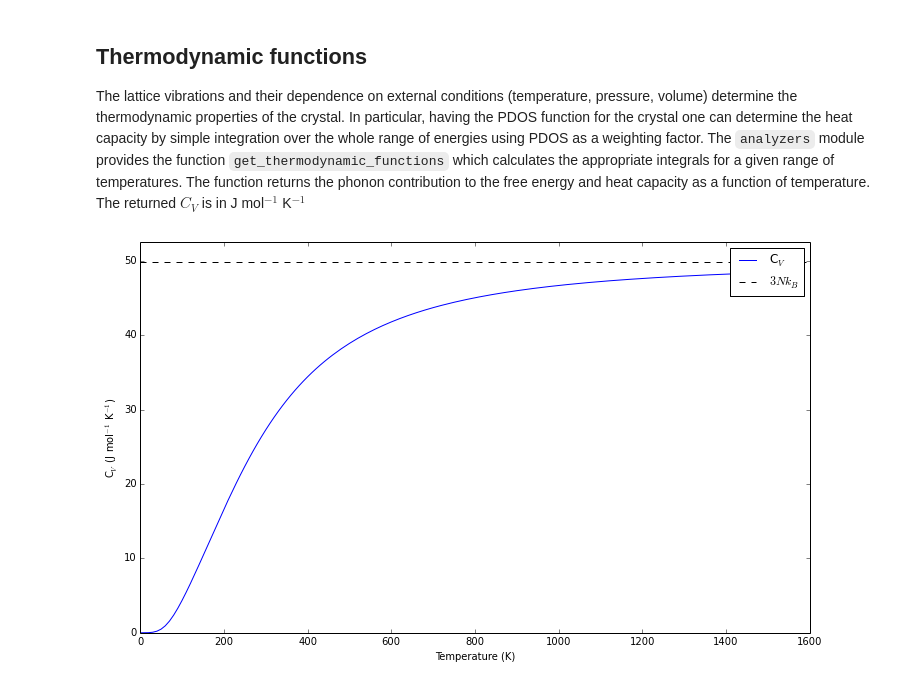
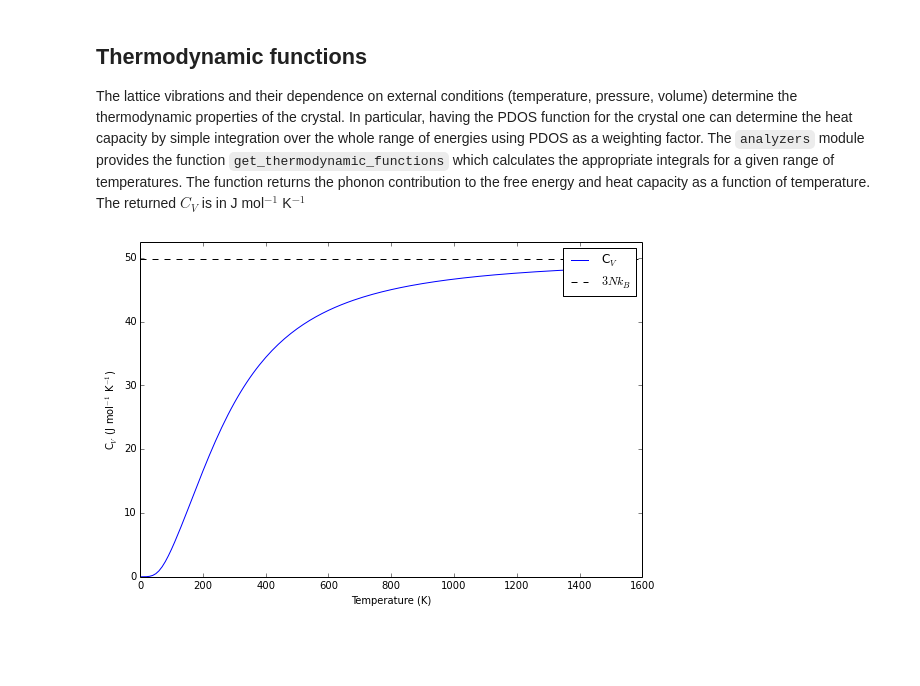
Before and after one commit to jochym/qe-doc, a Jupyter notebook: Lattice dynamics.ipynb, the cells around one changed output. Saved outputs shown, nothing was run; the diff lists cells and outputs as text; code cells hidden in the pictures; blank space fills up the shorter version.

```diff
--- a/Lattice dynamics.ipynb
+++ b/Lattice dynamics.ipynb
@@ -204,17 +204,18 @@ tfun=get_thermodynamic_functions(qe.results['phdos'],Tmax=1500,Tstep=10)
 # %%
 # Get the physical constants
 from scipy.constants import Avogadro, Boltzmann
 
 # Plot the Cv
+figsize(9,6)
 plot(tfun[0],tfun[2],label='C$_V$')
 xlabel('Temperature (K)')
 ylabel('C$_V$ (J mol$^{-1}$ K$^{-1}$)')
 xmin,xmax=xlim()
 
 # 3Nk_B - High temperature thermodynamic limit for C_v
 hlines(3*2*Boltzmann*Avogadro,xmin,xmax,linestyles='dashed',label='$3Nk_B$')
 xlim(xmin,xmax)
 ylim(0,1.05*ylim()[1])
 legend();
 # %% [output]
-[figure, old version]
+[figure, new version]
```
